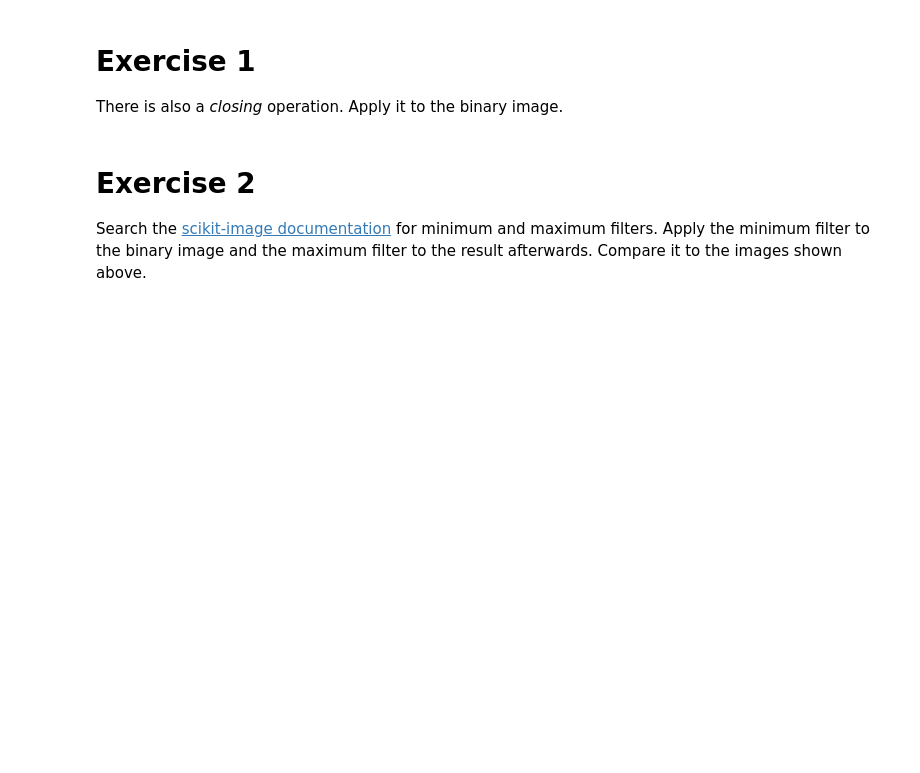
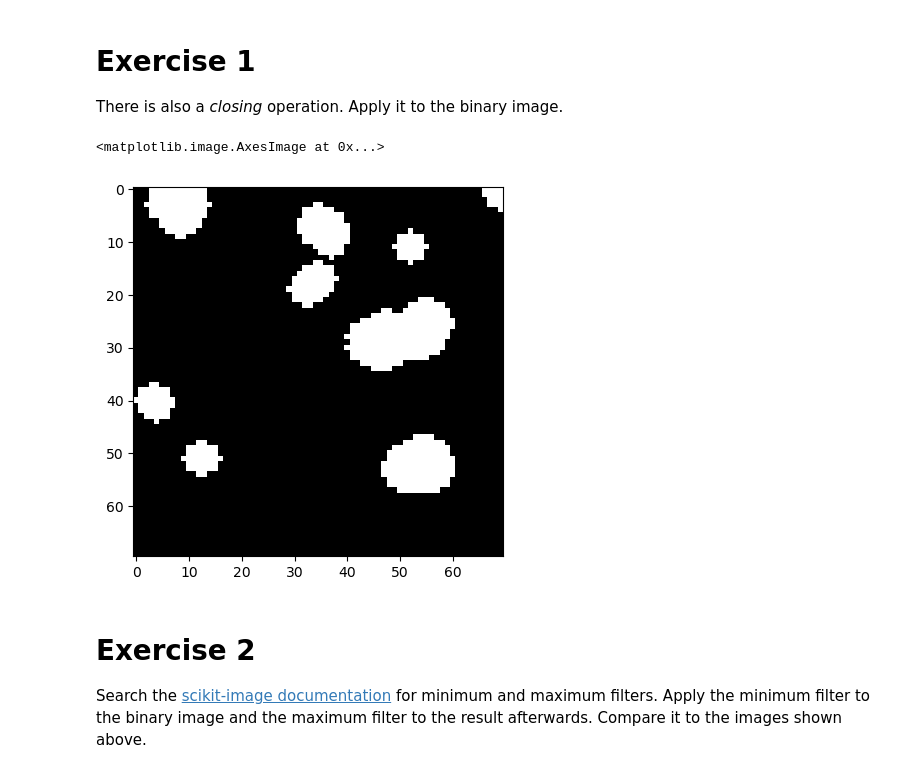
Before and after one commit to phon1e/random_ML_gooo, a Jupyter notebook: ML/bio_img_py/img_proc/08_Morphological_operations.ipynb, the cells around one changed output. Drawn from its saved outputs; the diff is of its cells as text; code cells hidden in the pictures; blank space fills up the shorter version.

```diff
--- a/ML/bio_img_py/img_proc/08_Morphological_operations.ipynb
+++ b/ML/bio_img_py/img_proc/08_Morphological_operations.ipynb
@@ -78,6 +78,13 @@ plt.imshow(opened, cmap='gray')
 # %% [markdown]
 # Exercise 1
 There is also a _closing_ operation. Apply it to the binary image.
+# %%
+closing = morphology.binary_closing(image_binary, disk)
+
+plt.imshow(opened, cmap='gray')
+# %% [output]
+<matplotlib.image.AxesImage at 0x...>
+[figure, added]
 # %% [markdown]
 # Exercise 2
 Search the [scikit-image documentation](https://scikit-image.org/) for minimum and maximum filters. Apply the minimum filter to the binary image and the maximum filter to the result afterwards. Compare it to the images shown above.
```
Also changed, not shown: parts of 3 cells of this notebook.
